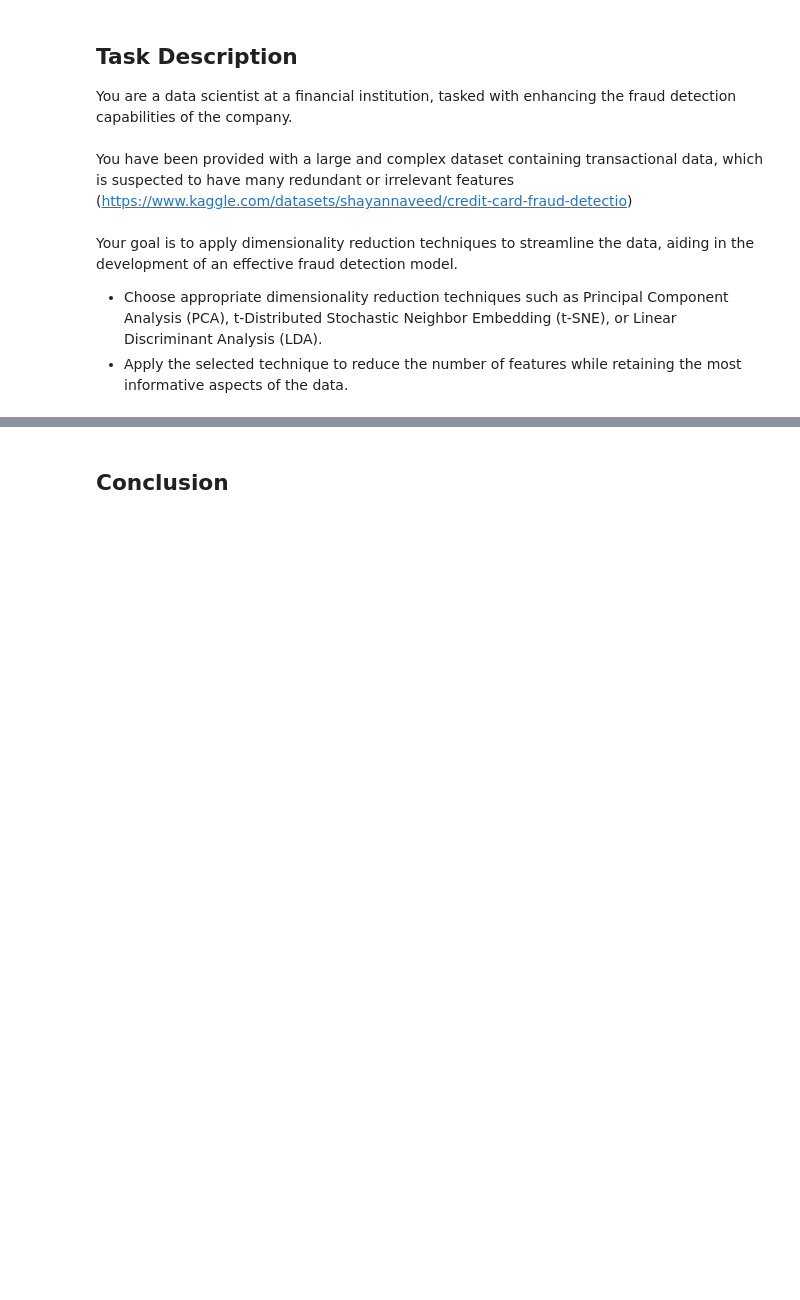
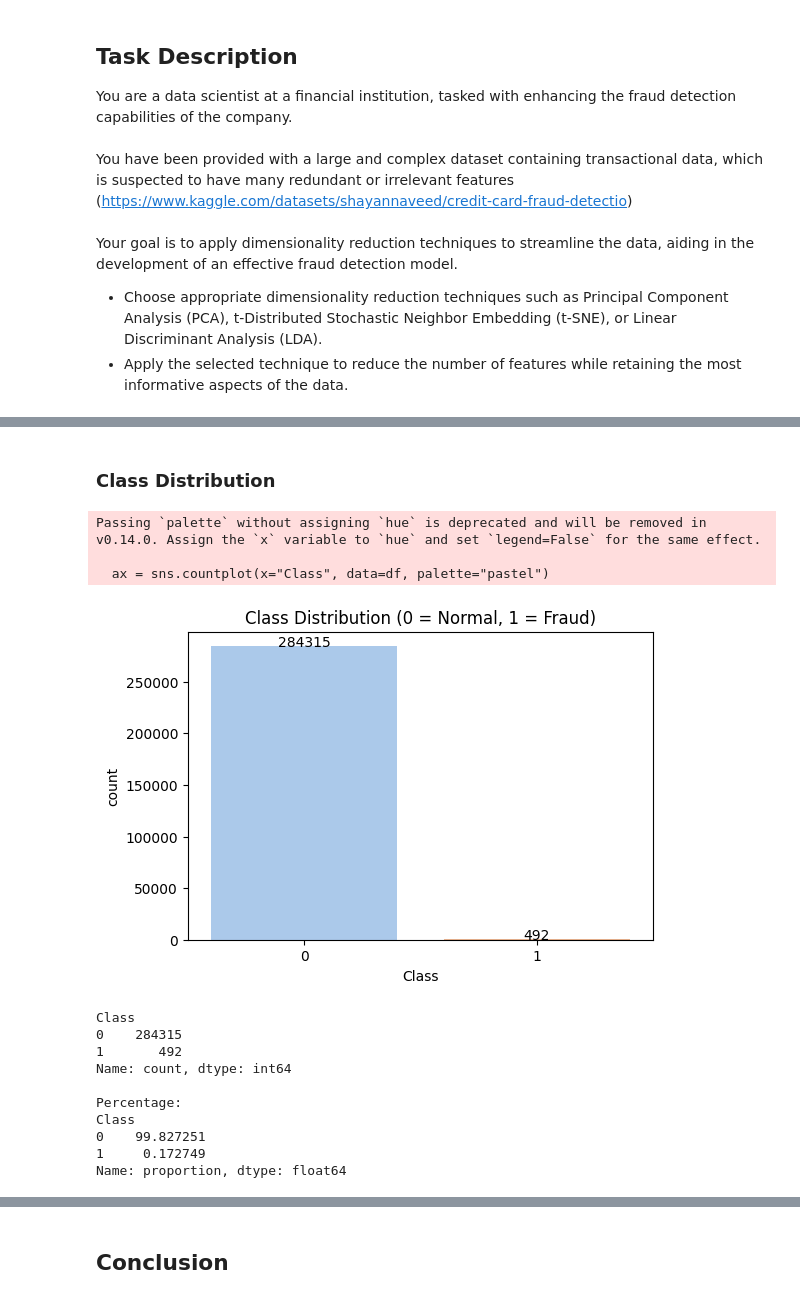
Before and after one commit to StyNW7/Machine_Learning, a Jupyter notebook: 10. Session 21-22/dimensional-reduction.ipynb, the cells around one changed output, grey strips where cells are left out. Cells and saved outputs as stored; diff of their text form; code cells hidden in the pictures; blank space fills up the shorter version.

```diff
--- a/10. Session 21-22/dimensional-reduction.ipynb
+++ b/10. Session 21-22/dimensional-reduction.ipynb
@@ -21,0 +29,3 @@ Apply the selected technique to reduce the number of features while retaining th
+# %%
+df = pd.read_csv('./Dataset/creditcard.csv')
+df
@@ -21,0 +101,34 @@ Apply the selected technique to reduce the number of features while retaining th
+# %% [markdown]
+### Class Distribution
+# %%
+import seaborn as sns
+import matplotlib.pyplot as plt
+
+plt.figure(figsize=(6, 4))
+ax = sns.countplot(x="Class", data=df, palette="pastel")
+plt.title("Class Distribution (0 = Normal, 1 = Fraud)")
+
+for p in ax.patches:
+    height = p.get_height()
+    ax.text(p.get_x() + p.get_width()/2., height + 200, f'{height:.0f}', ha="center")
+
+plt.show()
+
+print(df['Class'].value_counts())
+print("\nPercentage:")
+print(df['Class'].value_counts(normalize=True) * 100)
+# %% [output]
+Passing `palette` without assigning `hue` is deprecated and will be removed in v0.14.0. Assign the `x` variable to `hue` and set `legend=False` for the same effect.
+
+  ax = sns.countplot(x="Class", data=df, palette="pastel")
+[figure, added]
+Class
+0    284315
+1       492
+Name: count, dtype: int64
+
+Percentage:
+Class
+0    99.827251
+1     0.172749
+Name: proportion, dtype: float64
```
Also changed, not shown: parts of 35 cells of this notebook.
